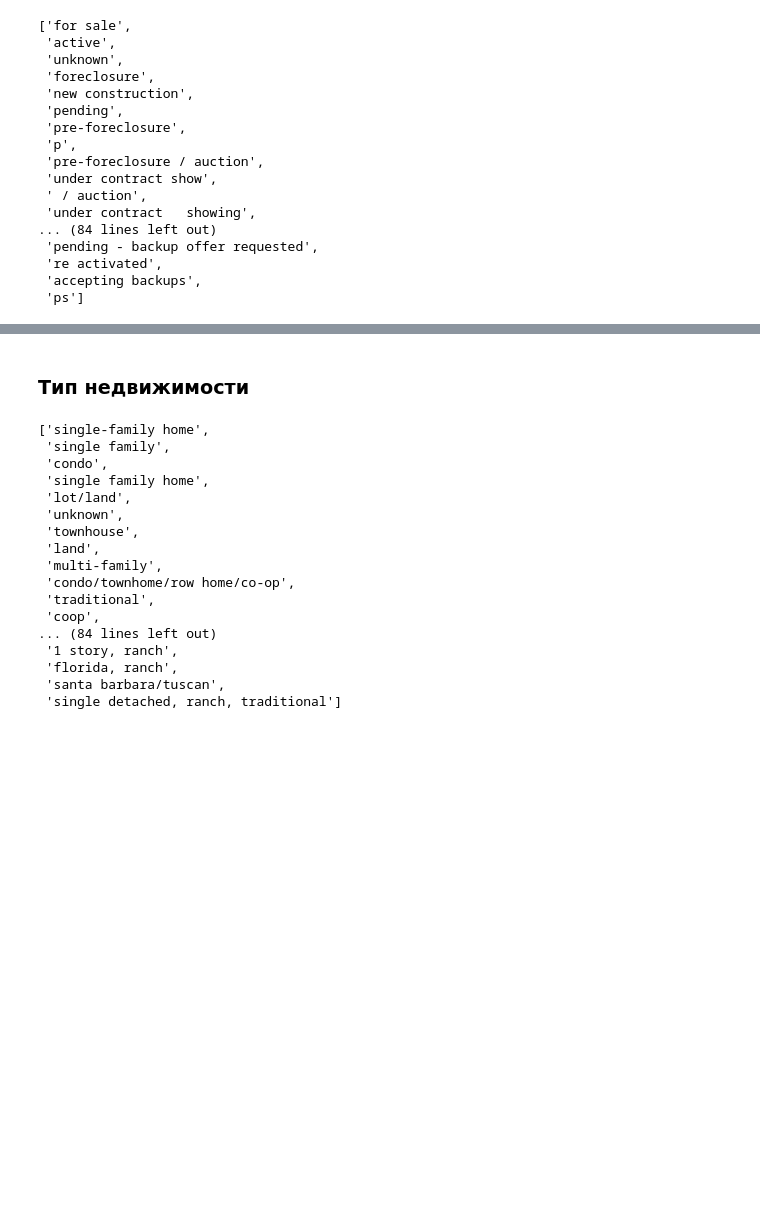
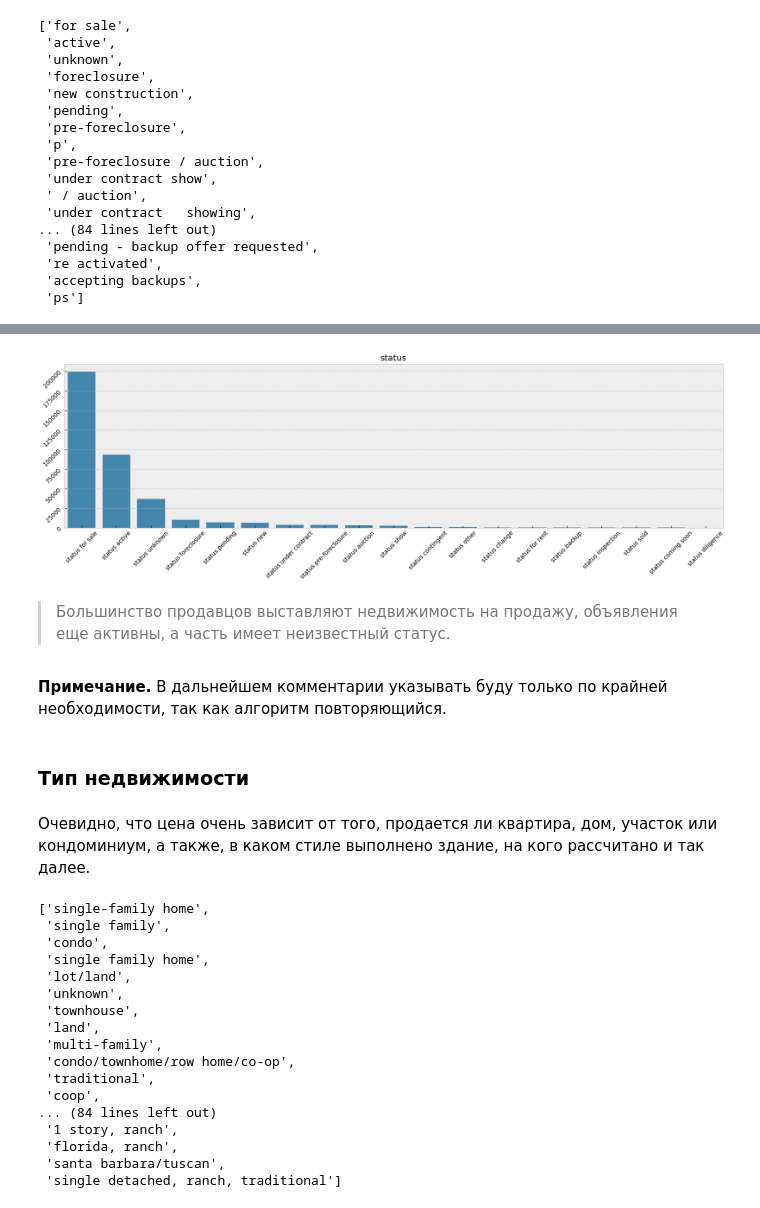
Before and after one commit to georgekovin/Housing-Regression-Project, a Jupyter notebook: data_processing_nb.ipynb, the cells around one changed output, grey strips where cells are left out. Drawn from its saved outputs; the diff is of its cells as text; code cells hidden in the pictures; blank space fills up the shorter version.

Commit message:
data processing completed

```diff
--- a/data_processing_nb.ipynb
+++ b/data_processing_nb.ipynb
@@ -10,10 +10,15 @@ import numpy as np
 
 import ast
 
+import matplotlib.pyplot as plt
+import seaborn as sns
+
 from functions import *
 
 import warnings
 warnings.filterwarnings('ignore')
+
+plt.style.use('bmh')
 # %% [markdown]
 ## **Описательный анализ данных**
 # %% [markdown]
@@ -177,14 +181,7 @@ get_populars(data['status'])
  'accepting backups',
  'ps']
 # %%
-# я подозреваю, что "р" в данных - это просто сокращение слова "pending",
-# так что решил его заменить
-data['status'] = (data['status']
-                  .apply(lambda x: 'pending'
-                         if ((x == 'p') or
-                             (len(x) == 2 and 'p' in x))
-                         else x))
-
+# создадим 2 очень полезные функции для создания признаков и выведения графика по ним
 
 def get_dummy_features(f_name,
                        rep_dict=None,
@@ -195,7 +192,6 @@ def get_dummy_features(f_name,
     """
     Функция создает бинарные переменные для категориальных признаков.
 
-    Аргументы:
     - f_name: название признака
     - rep_dict: словарь с синонимами для replace()
     - labels: список из самых популярных категорий в признаке
@@ -221,9 +217,11 @@ def get_dummy_features(f_name,
     # возвращается 1, и если нет - 0.
     if labels is not None:
         for label in labels:
-            new_data[f_name+' '+label] = (data[f_name]
-                                          .apply(lambda x: 1 if label in x else 0))
+            new_data[f_name+' '+label] = data[f_name].apply(lambda x: 1
+                                                            if label in x
+                                                            else 0)
 
+        # выделяем колонки, где есть f_name
         named_cols = list(filter(lambda x: f_name in x, new_data.columns))
 
         # создаем признак для значений, не попавших ни в одну категорию
@@ -232,6 +230,41 @@ def get_dummy_features(f_name,
                                     .apply(lambda x: 1 if x == 0 else 0))
 
     return new_data
+
+
+def show_barplot(col,
+                 data=better_data,
+                 figsize=(20, 5),
+                 is_binary=True,
+                 rotation=45):
+    """
+    Показывает столбчатую диаграмму для бинарных и числовых признаков.
+
+    - col: название стобца или слово которое встречается в нескольких стобцах
+    - data: таблица с данными
+    - figsize: размер графика
+    - is_binary: если признаки бинарные, используются суммы по столбцам,
+        если один числовой - используется метод .value_counts()
+    - rotation: на сколько градусов повернуть названия на графике
+    """
+
+    # функции из модуля functions
+    if is_binary:
+        values = get_sums(data, col).sort_values(ascending=False)
+    else:
+        values = get_vc(data[col])
+        rotation = 0 # поворачивать названия не нужно
+
+    # рисуем график
+    fig, ax = plt.subplots(figsize=figsize)
+    sns.barplot(values, ax=ax)
+
+    # настраиваем параметры графика
+    ax.tick_params(rotation=rotation)
+    ax.set_xlabel('')
+    ax.set_title(col)
+
+    return fig.show()
 
 
 # словарь, где ключ - слово, которое нужно заменить,
@@ -247,10 +280,20 @@ statuses = ['for sale', 'coming soon', 'new',
             'foreclosure', 'pre-foreclosure', 'pending',
             'auction', 'active', 'show',
             'for rent', 'sold', 'under contract',
-            'contingent', 'change', 'unknown']
+            'contingent', 'change', 'unknown',
+            'backup', 'inspection', 'diligence']
 
+# я подозреваю, что "р" в данных - это просто сокращение слова "pending",
+# так что решил его заменить
+data['status'] = (data['status']
+                  .apply(lambda x: 'pending'
+                         if ((x == 'p') or
+                             (len(x) == 2 and 'p' in x))
+                         else x))
+
+# применяем нашу функцию
 better_data = get_dummy_features('status', status_dict, statuses)
 
-
-get_sums(better_data, 'status')
+# выводим график
+show_barplot('status')
 # %% [output]
@@ -274,5 +300,12 @@ dtype: int64
+[figure, added]
+# %% [markdown]
+> Большинство продавцов выставляют недвижимость на продажу, объявления еще активны, а часть имеет неизвестный статус.
+# %% [markdown]
+**Примечание.** В дальнейшем комментарии указывать буду только по крайней необходимости, так как алгоритм повторяющийся.
 # %% [markdown]
 ### Тип недвижимости
+# %% [markdown]
+Очевидно, что цена очень зависит от того, продается ли квартира, дом, участок или кондоминиум, а также, в каком стиле выполнено здание, на кого рассчитано и так далее.
 # %%
 get_populars(data['propertyType'])
 # %% [output]
```
Also changed, not shown: parts of 81 cells of this notebook.
